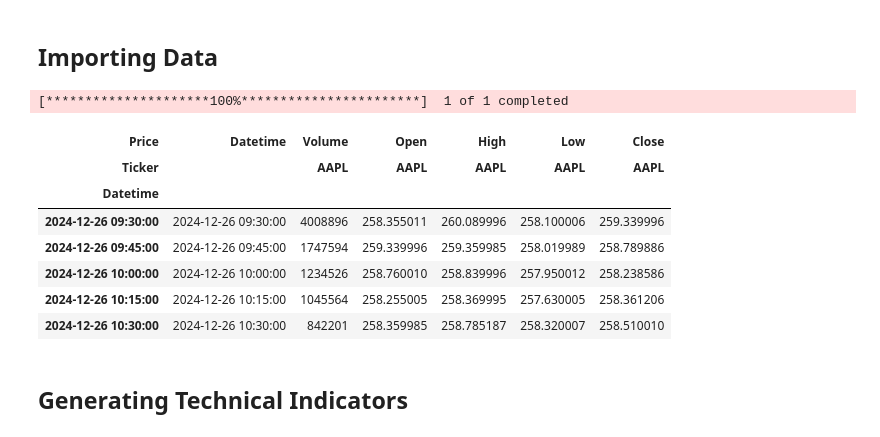
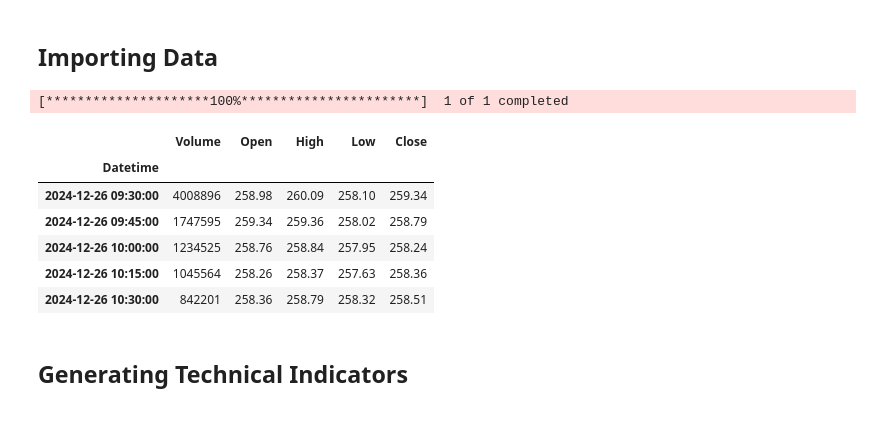
Before and after one commit to hediblk/algo-trader, a Jupyter notebook: model.ipynb, the cells around one changed output. Cells and saved outputs as stored; diff of their text form; code cells hidden in the pictures.

```diff
--- a/model.ipynb
+++ b/model.ipynb
@@ -7,22 +11,24 @@ import pandas_ta as ta
 ## Importing Data
 # %%
 def get_data(ticker, interval='1d', period='10y'):
-    data = yf.download(ticker, interval=interval, period=period)
-    data['Datetime'] = data.index
+    data = yf.download(ticker, interval=interval, period=period, rounding=True, multi_level_index=False)
     data.drop(columns=['Adj Close'], inplace=True)
-    data = data[['Datetime', 'Volume', 'Open', 'High', 'Low', 'Close']]
+    data = data[['Volume', 'Open', 'High', 'Low', 'Close']]
     return data
+
+
+df = get_data('AAPL', interval='15m', period='1mo')
+# %% [output]
+[*********************100%***********************]  1 of 1 completed
-# %%
-get_data('AAPL', interval='15m', period='1mo').head()
-# %% [output]
-[*********************100%***********************]  1 of 1 completed
-| Price | Datetime | Volume | Open | High | Low | Close |
-| Ticker |  | AAPL | AAPL | AAPL | AAPL | AAPL |
-| Datetime |  |  |  |  |  |  |
-| 2024-12-26 09:30:00 | 2024-12-26 09:30:00 | 4008896 | 258.355011 | 260.089996 | 258.100006 | 259.339996 |
-| 2024-12-26 09:45:00 | 2024-12-26 09:45:00 | 1747594 | 259.339996 | 259.359985 | 258.019989 | 258.789886 |
-| 2024-12-26 10:00:00 | 2024-12-26 10:00:00 | 1234526 | 258.760010 | 258.839996 | 257.950012 | 258.238586 |
-| 2024-12-26 10:15:00 | 2024-12-26 10:15:00 | 1045564 | 258.255005 | 258.369995 | 257.630005 | 258.361206 |
-| 2024-12-26 10:30:00 | 2024-12-26 10:30:00 | 842201 | 258.359985 | 258.785187 | 258.320007 | 258.510010 |
+# %%
+df.head()
+# %% [output]
+|  | Volume | Open | High | Low | Close |
+| Datetime |  |  |  |  |  |
+| 2024-12-26 09:30:00 | 4008896 | 258.98 | 260.09 | 258.10 | 259.34 |
+| 2024-12-26 09:45:00 | 1747595 | 259.34 | 259.36 | 258.02 | 258.79 |
+| 2024-12-26 10:00:00 | 1234525 | 258.76 | 258.84 | 257.95 | 258.24 |
+| 2024-12-26 10:15:00 | 1045564 | 258.26 | 258.37 | 257.63 | 258.36 |
+| 2024-12-26 10:30:00 | 842201 | 258.36 | 258.79 | 258.32 | 258.51 |
 # %% [markdown]
 ## Generating Technical Indicators
```
Also changed, not shown: parts of 4 cells of this notebook, 1 other file.
